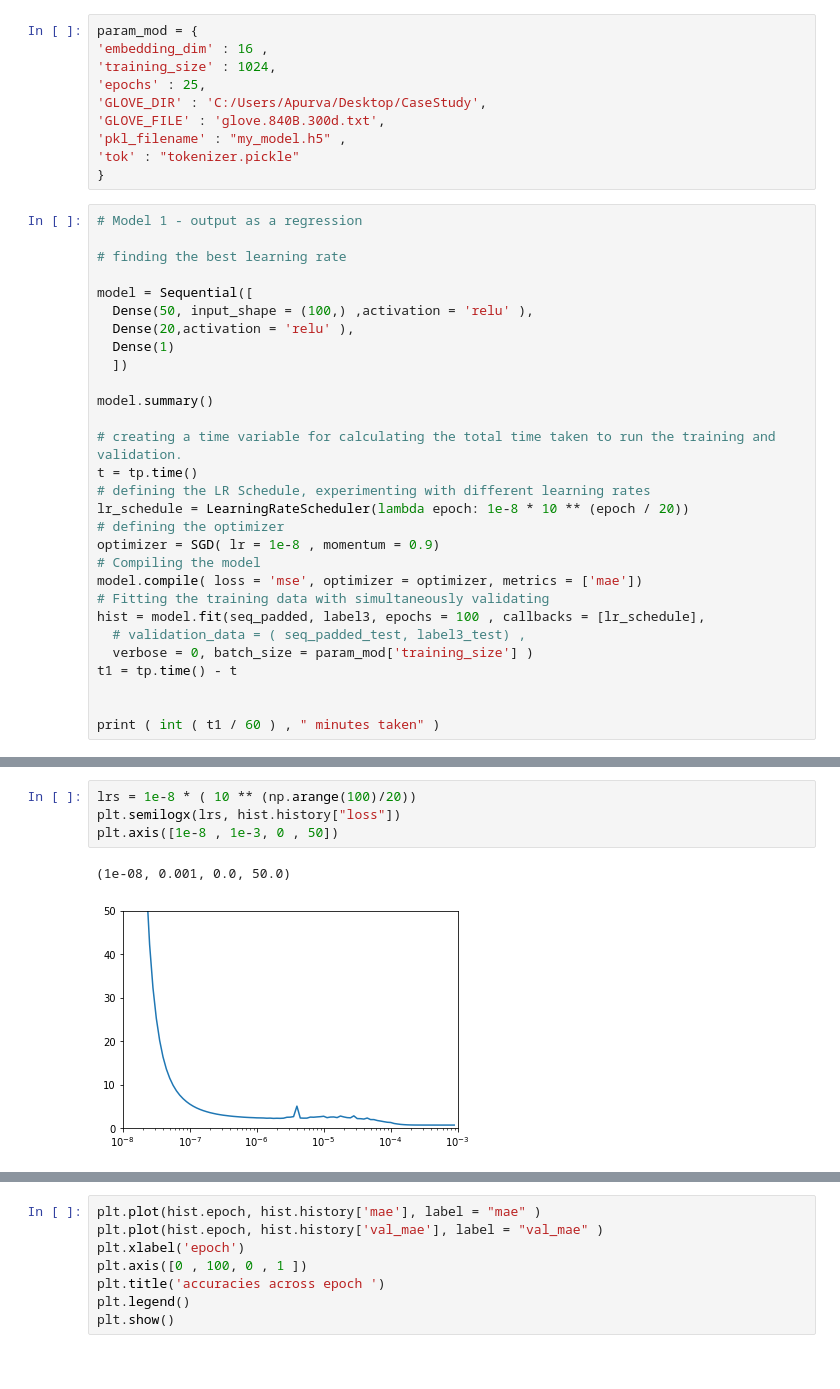
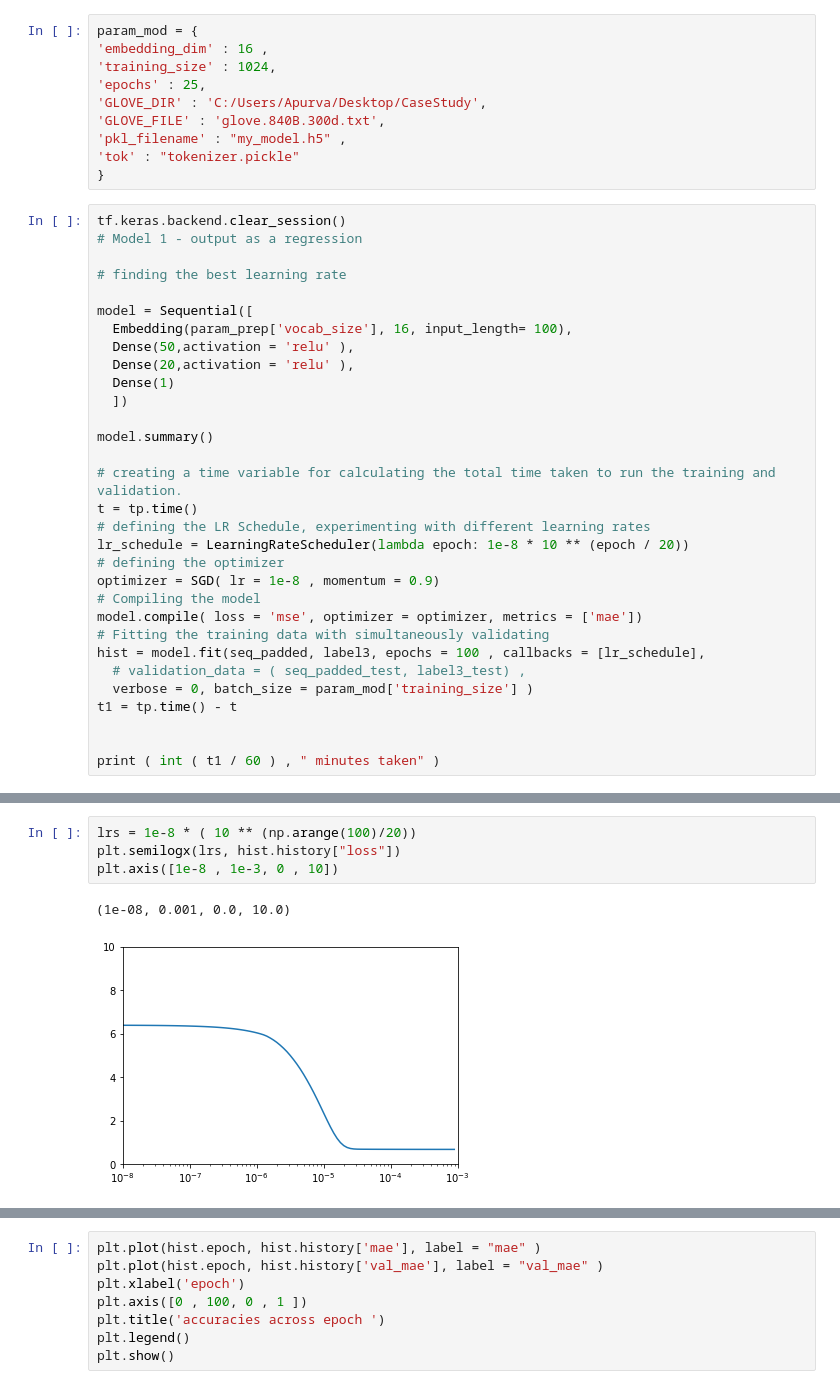
Before and after one commit to github0apurva/DrugReview, a Jupyter notebook: DrugReview_co.ipynb, the cells around one changed output, grey strips where cells are left out. Saved outputs shown, nothing was run; the diff lists cells and outputs as text.

Commit message:
DrugReview_co.ipynb: dependent as regressor,  simple network with only text  input and embedding

```diff
--- a/DrugReview_co.ipynb
+++ b/DrugReview_co.ipynb
@@ -997,12 +997,14 @@ param_mod = {
 'tok' : "tokenizer.pickle"
 }
 # %%
+tf.keras.backend.clear_session()
 # Model 1 - output as a regression
 
 # finding the best learning rate
 
 model = Sequential([
-  Dense(50, input_shape = (100,) ,activation = 'relu' ),
+  Embedding(param_prep['vocab_size'], 16, input_length= 100),
+  Dense(50,activation = 'relu' ),
   Dense(20,activation = 'relu' ),
   Dense(1)
   ])
@@ -1044,10 +1048,10 @@ _________________________________________________________________
 # %%
 lrs = 1e-8 * ( 10 ** (np.arange(100)/20))
 plt.semilogx(lrs, hist.history["loss"])
-plt.axis([1e-8 , 1e-3, 0 , 50])
+plt.axis([1e-8 , 1e-3, 0 , 10])
 # %% [output]
-(1e-08, 0.001, 0.0, 50.0)
+(1e-08, 0.001, 0.0, 10.0)
-[figure, old version]
+[figure, new version]
 # %%
 # Using the finalized learning rate
 
```
Also changed, not shown: parts of 3 cells of this notebook.
